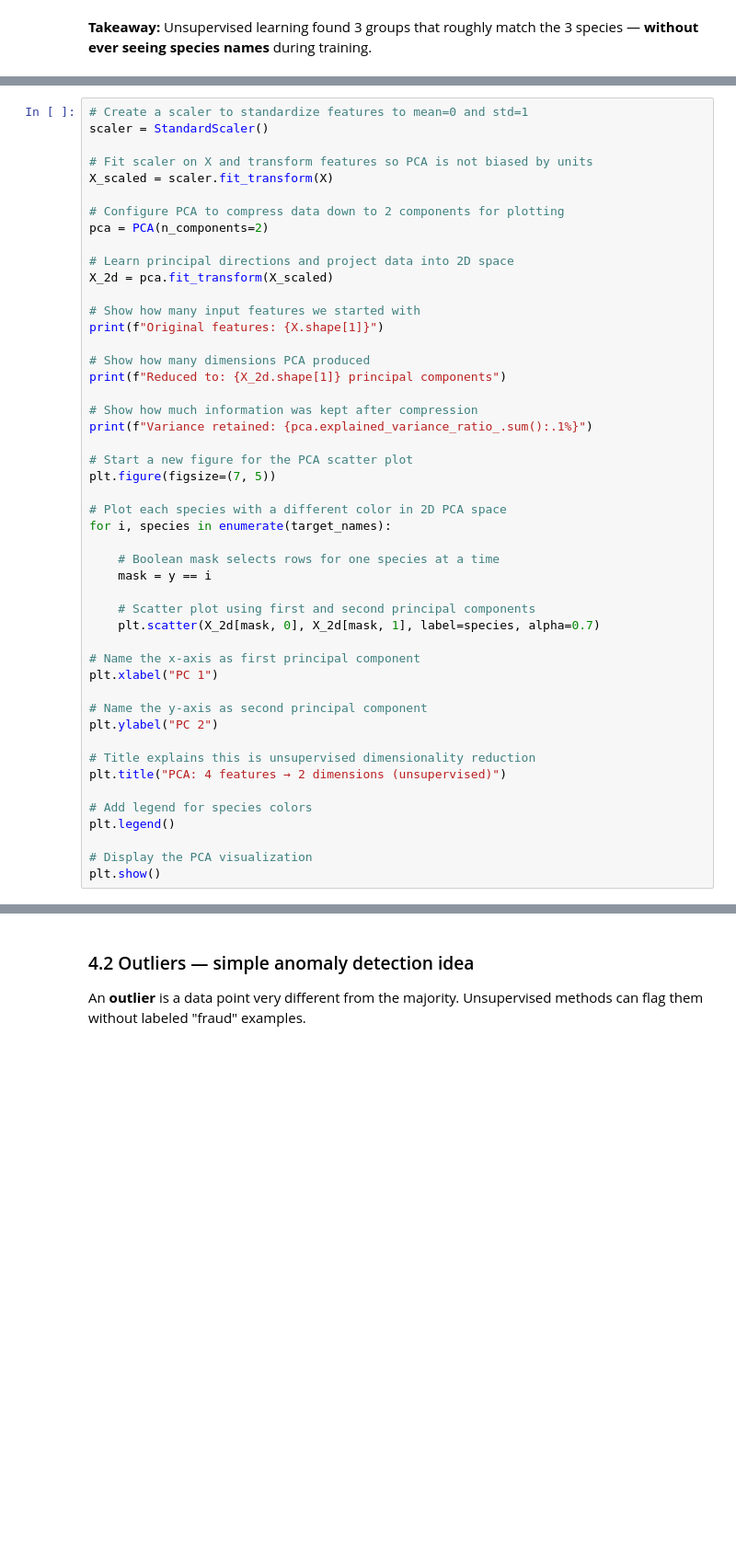
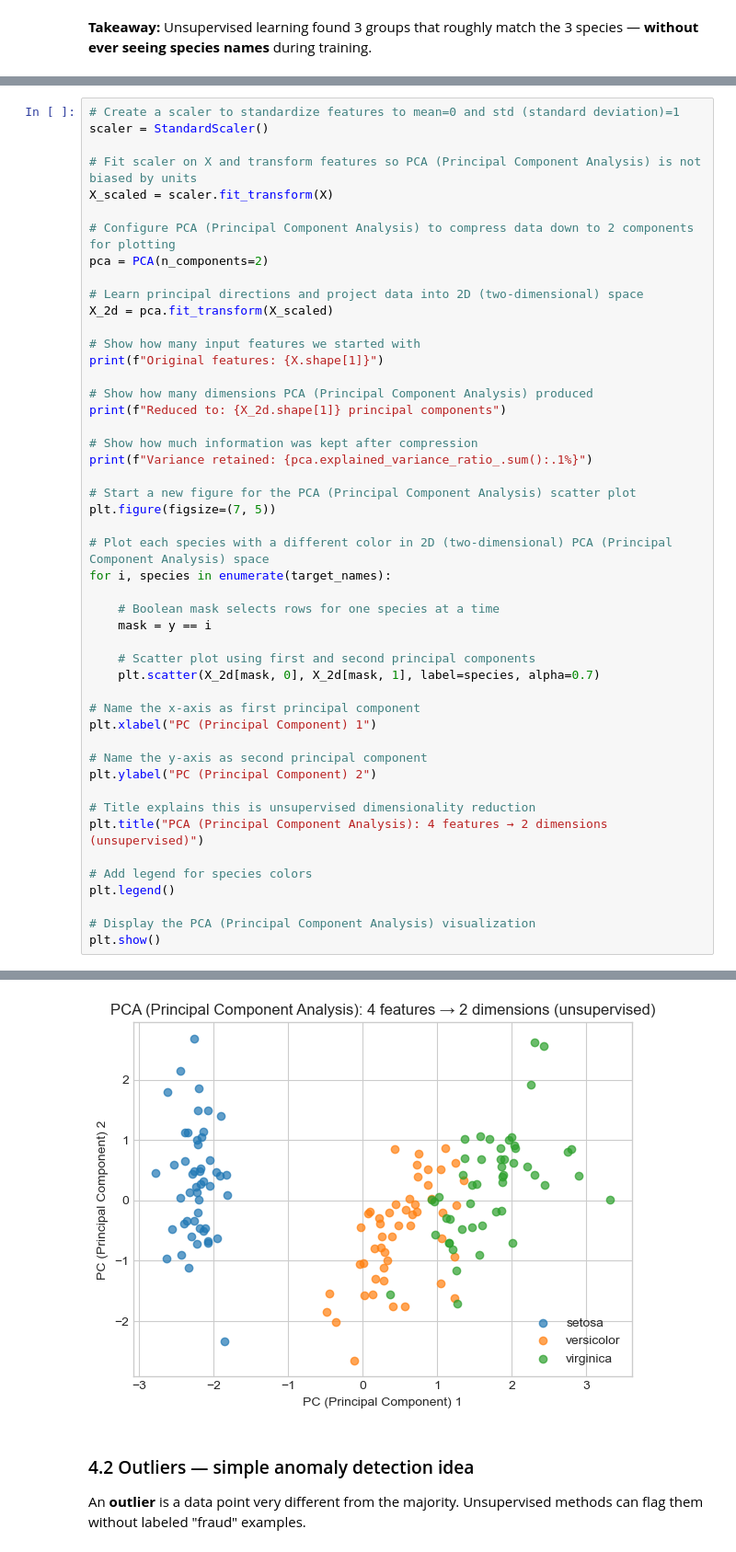
Before and after one commit to gjkaur/unsupervised_machine_learning, a Jupyter notebook: notebooks/01_chapter1_unsupervised_learning_ecosystem.ipynb, the cells around one changed output, grey strips where cells are left out. Shown at 92% size. Drawn from its saved outputs; the diff is of its cells as text; blank space fills up the shorter version.

```diff
--- a/notebooks/01_chapter1_unsupervised_learning_ecosystem.ipynb
+++ b/notebooks/01_chapter1_unsupervised_learning_ecosystem.ipynb
@@ -517,31 +548,31 @@ Chapter 1 explains **six problems** where unsupervised methods help:
 
 **PCA (Principal Component Analysis):** An unsupervised technique that compresses many features into fewer while keeping most information.
 # %%
-# Create a scaler to standardize features to mean=0 and std=1
+# Create a scaler to standardize features to mean=0 and std (standard deviation)=1
 scaler = StandardScaler()
 
-# Fit scaler on X and transform features so PCA is not biased by units
+# Fit scaler on X and transform features so PCA (Principal Component Analysis) is not biased by units
 X_scaled = scaler.fit_transform(X)
 
-# Configure PCA to compress data down to 2 components for plotting
+# Configure PCA (Principal Component Analysis) to compress data down to 2 components for plotting
 pca = PCA(n_components=2)
 
-# Learn principal directions and project data into 2D space
+# Learn principal directions and project data into 2D (two-dimensional) space
 X_2d = pca.fit_transform(X_scaled)
 
 # Show how many input features we started with
 print(f"Original features: {X.shape[1]}")
 
-# Show how many dimensions PCA produced
+# Show how many dimensions PCA (Principal Component Analysis) produced
 print(f"Reduced to: {X_2d.shape[1]} principal components")
 
 # Show how much information was kept after compression
 print(f"Variance retained: {pca.explained_variance_ratio_.sum():.1%}")
 
-# Start a new figure for the PCA scatter plot
+# Start a new figure for the PCA (Principal Component Analysis) scatter plot
 plt.figure(figsize=(7, 5))
 
-# Plot each species with a different color in 2D PCA space
+# Plot each species with a different color in 2D (two-dimensional) PCA (Principal Component Analysis) space
 for i, species in enumerate(target_names):
 
     # Boolean mask selects rows for one species at a time
@@ -551,16 +582,17 @@ for i, species in enumerate(target_names):
     plt.scatter(X_2d[mask, 0], X_2d[mask, 1], label=species, alpha=0.7)
 
 # Name the x-axis as first principal component
-plt.xlabel("PC 1")
+plt.xlabel("PC (Principal Component) 1")
 
 # Name the y-axis as second principal component
-plt.ylabel("PC 2")
+plt.ylabel("PC (Principal Component) 2")
 
 # Title explains this is unsupervised dimensionality reduction
-plt.title("PCA: 4 features → 2 dimensions (unsupervised)")
+plt.title("PCA (Principal Component Analysis): 4 features → 2 dimensions (unsupervised)")
 
 # Add legend for species colors
 plt.legend()
 
-# Display the PCA visualization
+# Display the PCA (Principal Component Analysis) visualization
 plt.show()
+# %% [output]
@@ -567,3 +602,4 @@ plt.show()
+[figure, added]
 # %% [markdown]
 ### 4.2 Outliers — simple anomaly detection idea
 
```
Also changed, not shown: parts of 33 cells of this notebook.
